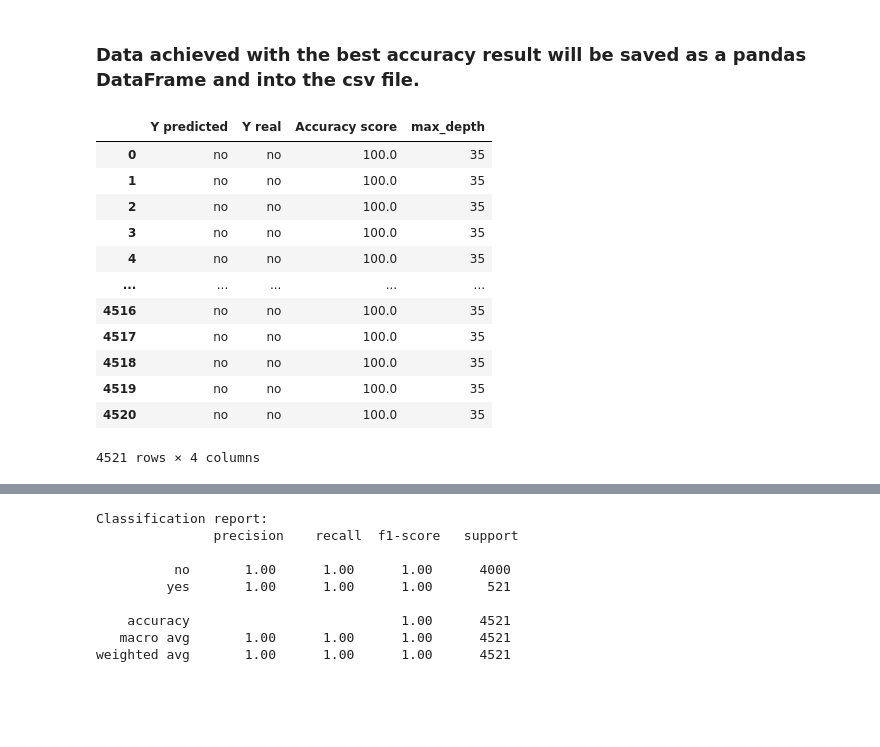
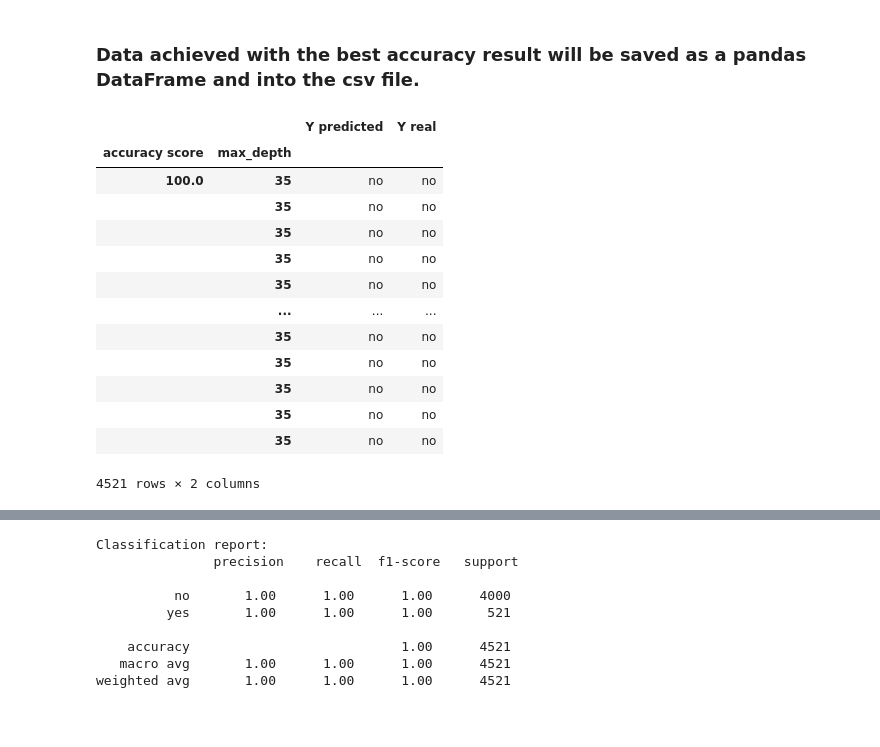
Before and after one commit to KrzysztofSobota/bank_credit_decision, a Jupyter notebook: bank_customers_survey.ipynb, the cells around one changed output, grey strips where cells are left out. Saved outputs shown, nothing was run; the diff lists cells and outputs as text; code cells hidden in the pictures.

```diff
--- a/bank_customers_survey.ipynb
+++ b/bank_customers_survey.ipynb
@@ -390,22 +375,23 @@ acc_score = accuracy_score(y_test, y_pred)
 ### Data achieved with the best accuracy result will be saved as a pandas DataFrame and into the csv file.
 # %%
 final_pred_values = pd.DataFrame(data={'Y predicted': y_pred, 'Y real': y_test})
-final_pred_values[['Accuracy score', 'max_depth']] = [100*(acc_score), 35]
-final_pred_values
+final_pred_values[['accuracy score', 'max_depth']] = [100*(acc_score), 35]
+final_pred_values.set_index(['accuracy score', 'max_depth'])
 # %% [output]
-|  | Y predicted | Y real | Accuracy score | max_depth |
-| 0 | no | no | 100.0 | 35 |
-| 1 | no | no | 100.0 | 35 |
-| 2 | no | no | 100.0 | 35 |
-| 3 | no | no | 100.0 | 35 |
-| 4 | no | no | 100.0 | 35 |
-| ... | ... | ... | ... | ... |
-| 4516 | no | no | 100.0 | 35 |
-| 4517 | no | no | 100.0 | 35 |
-| 4518 | no | no | 100.0 | 35 |
-| 4519 | no | no | 100.0 | 35 |
-| 4520 | no | no | 100.0 | 35 |
+|  |  | Y predicted | Y real |
+| accuracy score | max_depth |  |  |
+| 100.0 | 35 | no | no |
+|  | 35 | no | no |
+|  | 35 | no | no |
+|  | 35 | no | no |
+|  | 35 | no | no |
+|  | ... | ... | ... |
+|  | 35 | no | no |
+|  | 35 | no | no |
+|  | 35 | no | no |
+|  | 35 | no | no |
+|  | 35 | no | no |
-4521 rows × 4 columns
+4521 rows × 2 columns
 # %%
 final_pred_values.to_csv('predicted_values.csv', index = False)
 final_pred_values = pd.read_csv('predicted_values.csv', index_col = False)
```
Also changed, not shown: parts of 51 cells of this notebook, 1 other file.
